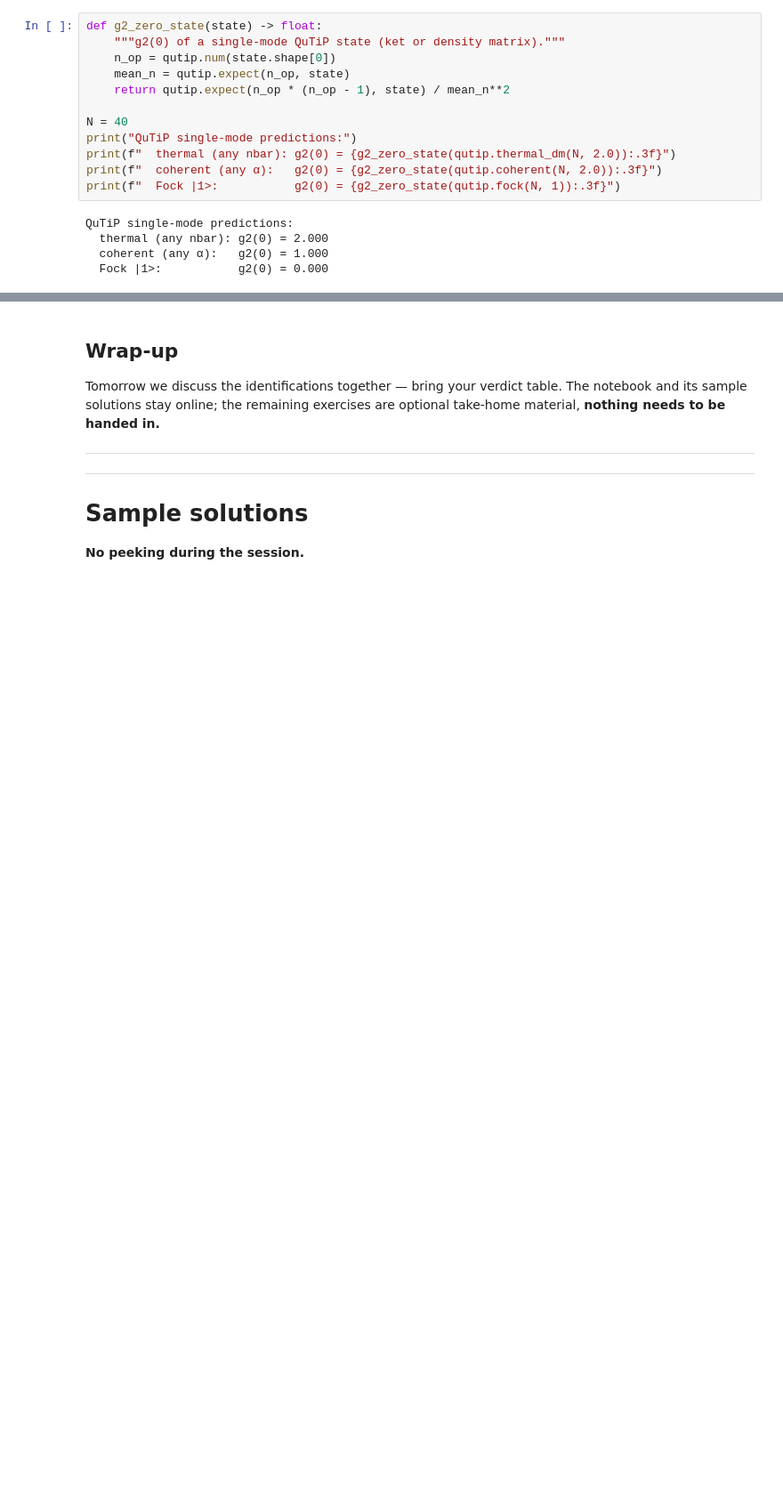
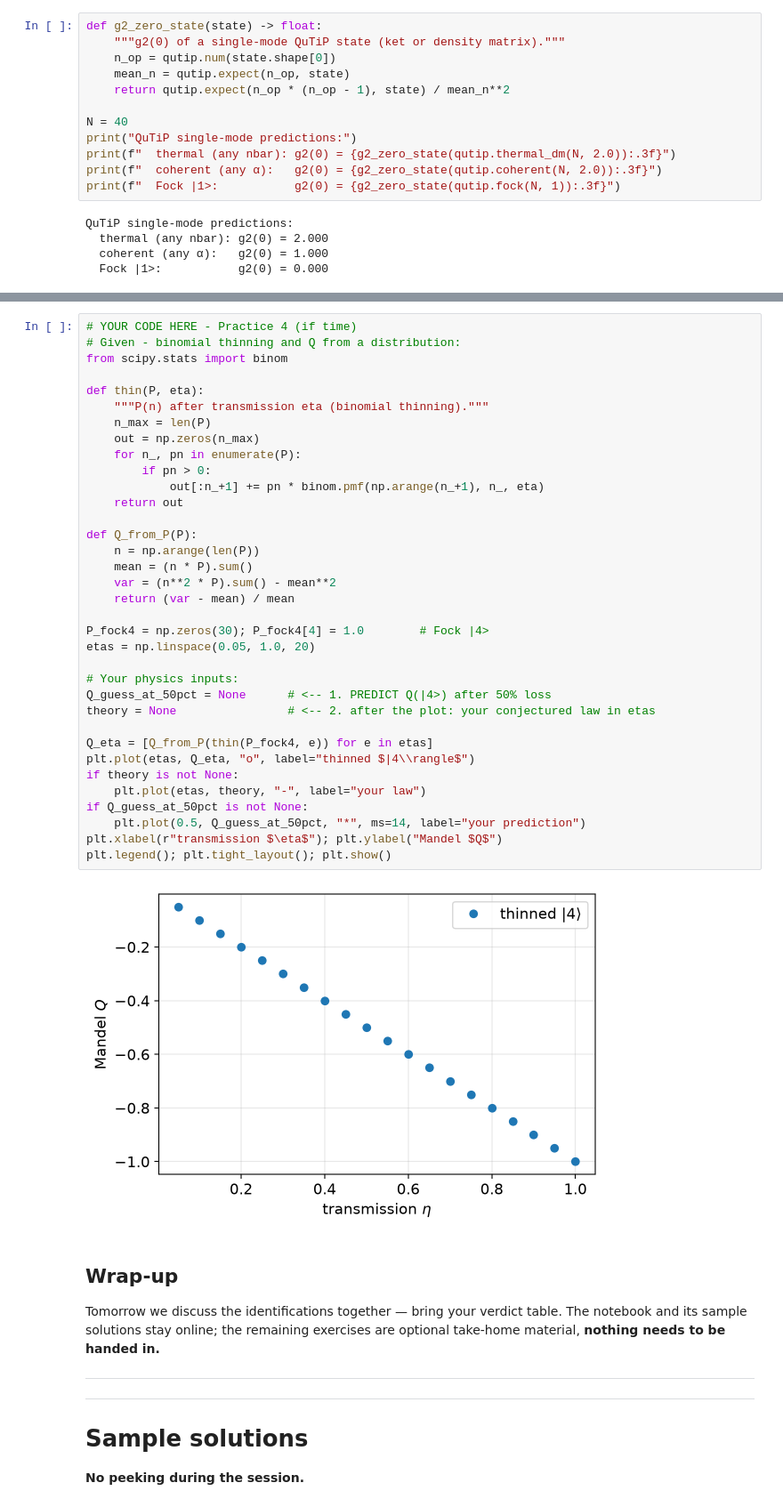
Before and after one commit to CodeJVG/CountingPhotons, a Jupyter notebook: lectures/04_HandsOn_g2_HBT.ipynb, the cells around one changed output, grey strips where cells are left out. Shown at 89% size. Drawn from its saved outputs; the diff is of its cells as text; blank space fills up the shorter version.

```diff
--- a/lectures/04_HandsOn_g2_HBT.ipynb
+++ b/lectures/04_HandsOn_g2_HBT.ipynb
@@ -381,3 +443,40 @@ QuTiP single-mode predictions:
+# %%
+# YOUR CODE HERE - Practice 4 (if time)
+# Given - binomial thinning and Q from a distribution:
+from scipy.stats import binom
+
+def thin(P, eta):
+    """P(n) after transmission eta (binomial thinning)."""
+    n_max = len(P)
+    out = np.zeros(n_max)
+    for n_, pn in enumerate(P):
+        if pn > 0:
+            out[:n_+1] += pn * binom.pmf(np.arange(n_+1), n_, eta)
+    return out
+
+def Q_from_P(P):
+    n = np.arange(len(P))
+    mean = (n * P).sum()
+    var = (n**2 * P).sum() - mean**2
+    return (var - mean) / mean
+
+P_fock4 = np.zeros(30); P_fock4[4] = 1.0        # Fock |4>
+etas = np.linspace(0.05, 1.0, 20)
+
+# Your physics inputs:
+Q_guess_at_50pct = None      # <-- 1. PREDICT Q(|4>) after 50% loss
+theory = None                # <-- 2. after the plot: your conjectured law in etas
+
+Q_eta = [Q_from_P(thin(P_fock4, e)) for e in etas]
+plt.plot(etas, Q_eta, "o", label="thinned $|4\\rangle$")
+if theory is not None:
+    plt.plot(etas, theory, "-", label="your law")
+if Q_guess_at_50pct is not None:
+    plt.plot(0.5, Q_guess_at_50pct, "*", ms=14, label="your prediction")
+plt.xlabel(r"transmission $\eta$"); plt.ylabel("Mandel $Q$")
+plt.legend(); plt.tight_layout(); plt.show()
+# %% [output]
+[figure, added]
 # %% [markdown]
 ## Wrap-up
 
```
Also changed, not shown: parts of 19 cells of this notebook.
